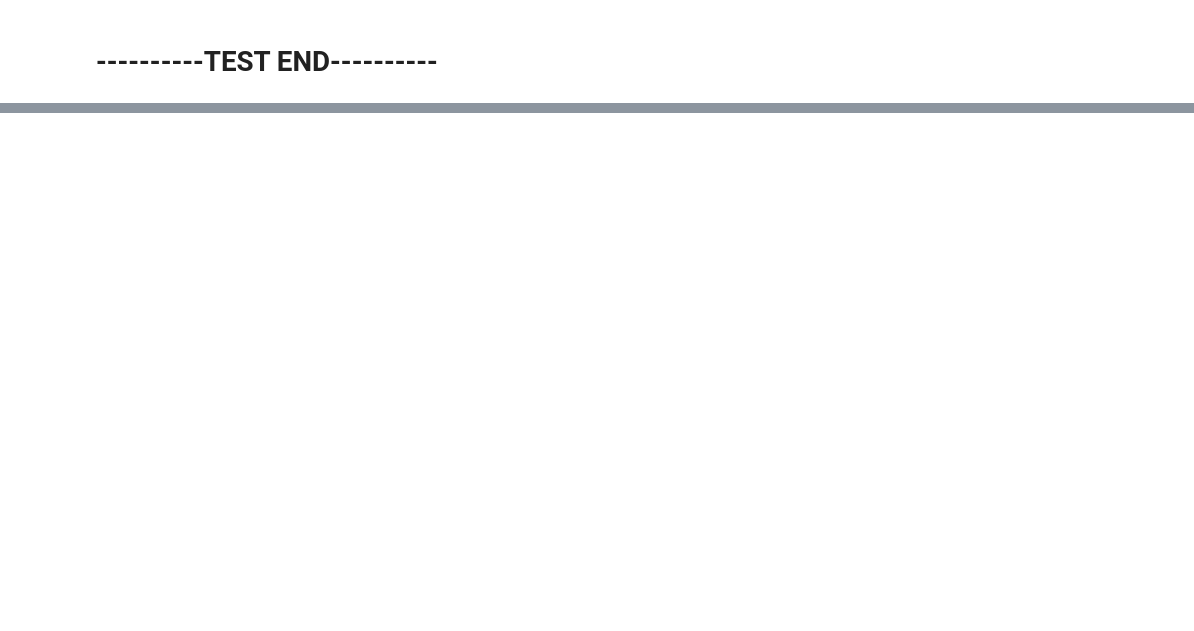
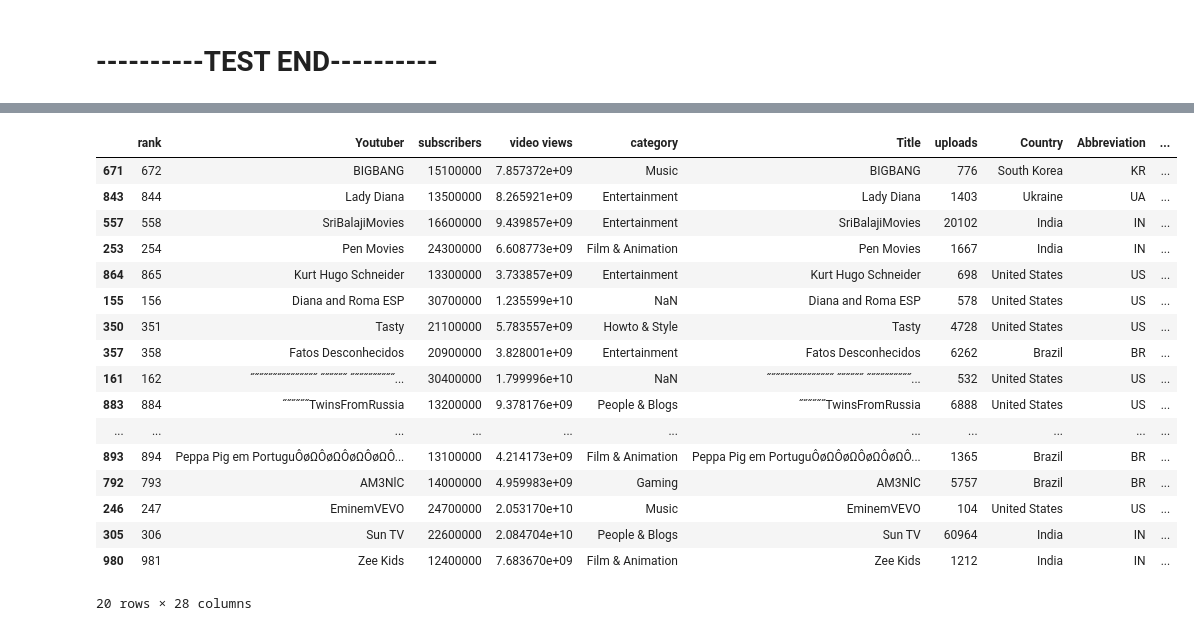
Before and after one commit to Sublymonal/python-stuff, a Jupyter notebook: pandas/introduction-to-pandas.ipynb, the cells around one changed output, grey strips where cells are left out. Drawn from its saved outputs; the diff is of its cells as text; code cells hidden in the pictures; blank space fills up the shorter version.

```diff
--- a/pandas/introduction-to-pandas.ipynb
+++ b/pandas/introduction-to-pandas.ipynb
@@ -298,7 +94,8 @@ Name: subscribers_for_last_30_days, Length: 995, dtype: float64
 # %%
-yt_stats["subscribers_for_last_30_days"]= yt_stats["subscribers_for_last_30_days"].fillna(yt_stats["subscribers_for_last_30_days"].mean())
+#fill Nan
+#yt_stats["subscribers_for_last_30_days"]= yt_stats["subscribers_for_last_30_days"].fillna(yt_stats["subscribers_for_last_30_days"].mean())
 #alternatively you can use inplace = TRUE
 yt_stats["subscribers_for_last_30_days"].fillna(yt_stats["subscribers_for_last_30_days"].mean()
-                                               ,inplace = T)
+                                               ,inplace = True)
 # %%
 yt_stats
@@ -320,0 +145,4 @@ yt_stats
+# %%
+#adding a new column to your data frame
+activeSeries = pd.Series(["yes","yes","no","no"])
+yt_stats["Is Active"] = activeSeries
@@ -320,0 +169,3 @@ yt_stats
+# %%
+#dropping a column
+yt_stats.drop("Is Active",axis=1,inplace=True)
@@ -320,0 +208,24 @@ yt_stats
+# %%
+#Create a sample size of x% of the data
+sample2 = yt_stats.sample(frac=.02)
+# %%
+sample2
+# %% [output]
+|  | rank | Youtuber | subscribers | video views | category | Title | uploads | Country | Abbreviation | ... |
+| 671 | 672 | BIGBANG | 15100000 | 7.857372e+09 | Music | BIGBANG | 776 | South Korea | KR | ... |
+| 843 | 844 | Lady Diana | 13500000 | 8.265921e+09 | Entertainment | Lady Diana | 1403 | Ukraine | UA | ... |
+| 557 | 558 | SriBalajiMovies | 16600000 | 9.439857e+09 | Entertainment | SriBalajiMovies | 20102 | India | IN | ... |
+| 253 | 254 | Pen Movies | 24300000 | 6.608773e+09 | Film & Animation | Pen Movies | 1667 | India | IN | ... |
+| 864 | 865 | Kurt Hugo Schneider | 13300000 | 3.733857e+09 | Entertainment | Kurt Hugo Schneider | 698 | United States | US | ... |
+| 155 | 156 | Diana and Roma ESP | 30700000 | 1.235599e+10 | NaN | Diana and Roma ESP | 578 | United States | US | ... |
+| 350 | 351 | Tasty | 21100000 | 5.783557e+09 | Howto & Style | Tasty | 4728 | United States | US | ... |
+| 357 | 358 | Fatos Desconhecidos | 20900000 | 3.828001e+09 | Entertainment | Fatos Desconhecidos | 6262 | Brazil | BR | ... |
+| 161 | 162 | ˝˝˝˝˝˝˝˝˝˝˝˝˝˝˝ ˝˝˝˝˝˝ ˝˝˝˝˝˝˝˝˝˝... | 30400000 | 1.799996e+10 | NaN | ˝˝˝˝˝˝˝˝˝˝˝˝˝˝˝ ˝˝˝˝˝˝ ˝˝˝˝˝˝˝˝˝˝... | 532 | United States | US | ... |
+| 883 | 884 | ˝˝˝˝˝˝TwinsFromRussia | 13200000 | 9.378176e+09 | People & Blogs | ˝˝˝˝˝˝TwinsFromRussia | 6888 | United States | US | ... |
+| ... | ... | ... | ... | ... | ... | ... | ... | ... | ... | ... |
+| 893 | 894 | Peppa Pig em PortuguÔøΩÔøΩÔøΩÔøΩÔ... | 13100000 | 4.214173e+09 | Film & Animation | Peppa Pig em PortuguÔøΩÔøΩÔøΩÔøΩÔ... | 1365 | Brazil | BR | ... |
+| 792 | 793 | AM3NlC | 14000000 | 4.959983e+09 | Gaming | AM3NlC | 5757 | Brazil | BR | ... |
+| 246 | 247 | EminemVEVO | 24700000 | 2.053170e+10 | Music | EminemVEVO | 104 | United States | US | ... |
+| 305 | 306 | Sun TV | 22600000 | 2.084704e+10 | People & Blogs | Sun TV | 60964 | India | IN | ... |
+| 980 | 981 | Zee Kids | 12400000 | 7.683670e+09 | Film & Animation | Zee Kids | 1212 | India | IN | ... |
+20 rows × 28 columns
```
Also changed, not shown: parts of 34 cells of this notebook.
